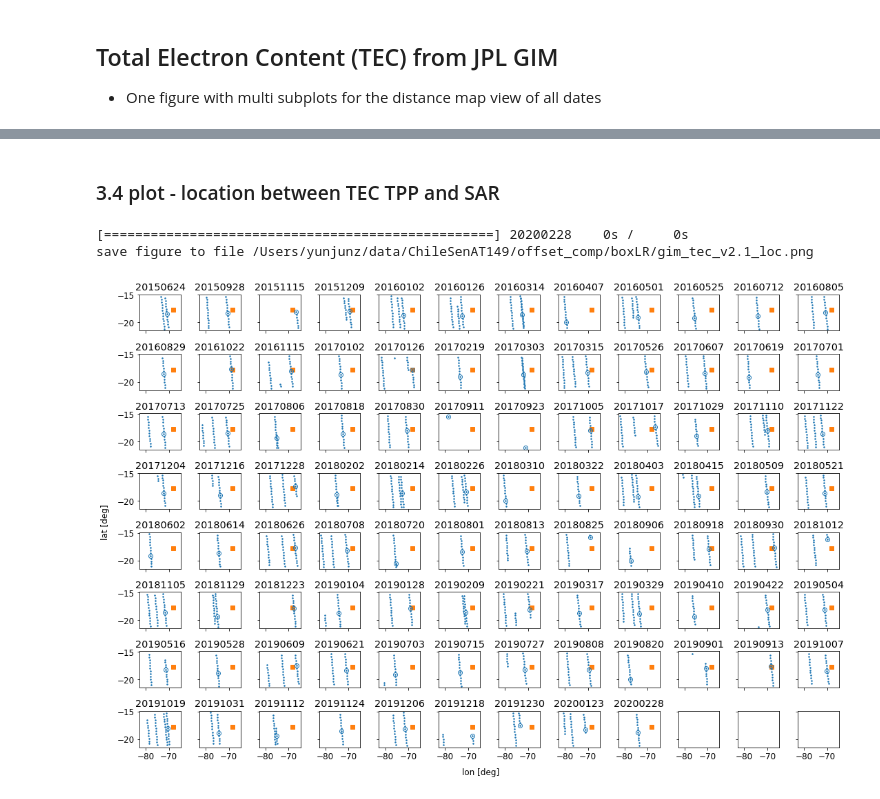
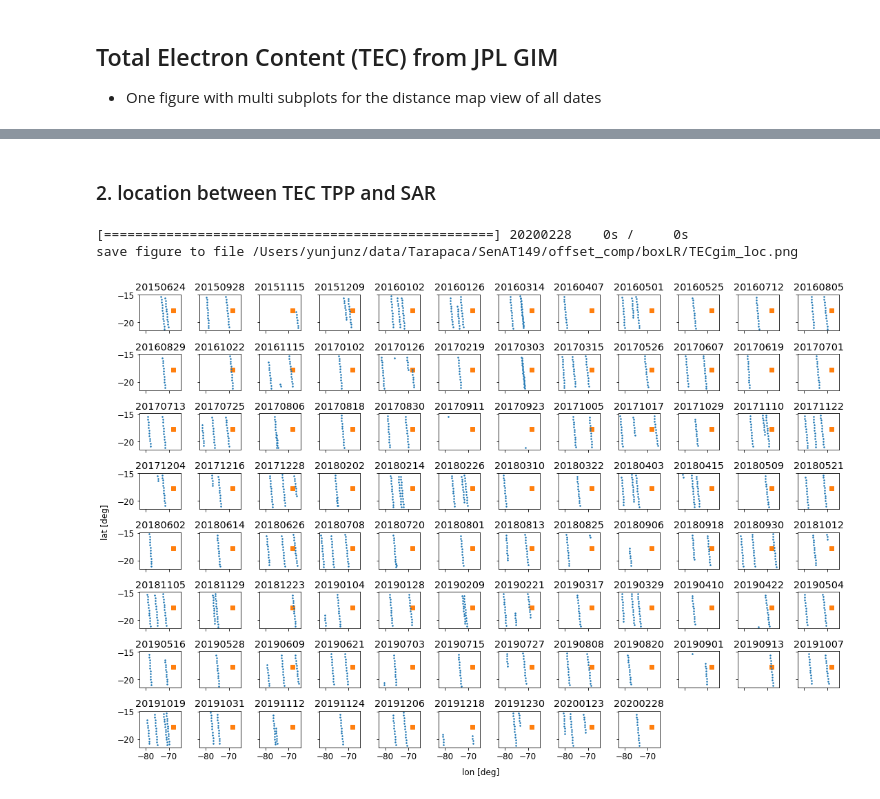
Before and after one commit to yunjunz/2022-Geolocation, a Jupyter notebook: prep_gim_tec.ipynb, the cells around one changed output, grey strips where cells are left out. Saved outputs shown, nothing was run; the diff lists cells and outputs as text; code cells hidden in the pictures.

```diff
--- a/prep_gim_tec.ipynb
+++ b/prep_gim_tec.ipynb
@@ -57,6 +55,7 @@ lat_ground = readfile.read(geom_file, datasetName='latitude',  box=box)[0][0,0]
 lon_ground = readfile.read(geom_file, datasetName='longitude', box=box)[0][0,0]
 
 # geometry at the ionospheric shell
+iono_height = 450e3     # height of the ionospheric piercing point in m
 inc_angle_iono = ut.incidence_angle_ground2iono_shell_along_los(inc_angle_ground, iono_height=iono_height)
 lat_iono, lon_iono = ut.lalo_ground2iono_shell_along_los(lat_ground, lon_ground,
                                                          inc_angle=inc_angle_ground,
@@ -69,6 +68,10 @@ print('incidence angle at ionosphere: {:.1f} deg'.format(inc_angle_iono))
 print('SAR scene center on the ground in lat/lon: {:.1f}/{:.1f}'.format(lat_ground, lon_ground))
 print('SAR scene center at ionosphere in lat/lon: {:.1f}/{:.1f}'.format(lat_iono, lon_iono))
 print('SAR acquisition time UTC: {} hours'.format(float(atr['CENTER_LINE_UTC']) / 3600.))
+
+# calc / interpolate / write GIM TEC
+date_list, gim_tec, top_tec, sub_tec, gTecList = iono.get_gim_tec(gim_tec_dir, lat_iono, lon_iono, interp_method='median')
+tDict = utils.save_gim_tec(out_file, date_list, gim_tec, top_tec, sub_tec, inc_angle=inc_angle_iono)
 # %% [output]
 heading   angle: -13.9 deg
 incidence angle on the ground: 44.9 deg
@@ -235,11 +182,17 @@ save figure to file /Users/yunjunz/data/ChileSenAT149/offset_comp/boxLR/../gim_t
 # %%
-print('min/max distance : {:.1f}/{:.1f} deg'.format(np.min(tDict['dist_deg']), np.max(tDict['dist_deg'])))
+# calc nearest TOP TEC in latitude only
+num_date = len(date_list)
+lat_dist = np.zeros(num_date, dtype=np.float32)
+for i in range(num_date):
+    lats = gTecList[i]['lat']
+    lat_dist[i] = np.min(np.abs(lats - lat_iono))
+print('min/max distance : {:.1f}/{:.1f} deg'.format(np.min(lat_dist), np.max(lat_dist)))
 
 ## plot
 fig, ax = plt.subplots(figsize=[9, 4])
-ax.bar(tDict['time'], tDict['dist_deg'], width=8, color='C1', label='dist')
+ax.bar(tDict['time'], lat_dist, width=8, color='C1', label='dist')
 ax.set_xlim(dt.datetime(2015, 5, 1), dt.datetime(2020, 5, 1))
-ax.set_ylim(-2, 12)
+ax.set_ylim(-0.5, 3.5)
 ax.set_xlabel('time [years]')
 ax.set_ylabel('distance [deg]')
 pp.auto_adjust_xaxis_date(ax, tDict['time'], every_year=1, buffer_year=None)
@@ -250,7 +203,7 @@ ax.grid('on')
 fig.tight_layout()
 
 # output
-out_fig = os.path.join(os.path.dirname(out_file), 'gim_tec_v{}_dist.png'.format(version))
+out_fig = os.path.join(os.path.dirname(out_file), 'TECgim_latDist.png')
 print('save figure to file', out_fig)
 plt.savefig(out_fig, bbox_inches='tight', transparent=True, dpi=300)
 plt.show()
@@ -261,33 +214,35 @@ save figure to file /Users/yunjunz/data/ChileSenAT149/offset_comp/boxLR/gim_tec_
 # %% [markdown]
-### 3.4 plot - location between TEC TPP and SAR
+### 2. location between TEC TPP and SAR
 # %%
 fig, axs = plt.subplots(figsize=[15, 10], nrows=8, ncols=12, sharex=True, sharey=True)
 prog_bar = ptime.progressBar(maxValue=num_date)
 for i in range(num_date):
     ax = axs.flatten()[i]
-    lalo = lalo_list[i]
-    ind = lalo['tec_ind']
+    lats = gTecList[i]['lat']
+    lons = gTecList[i]['lon']
 
     # plot
-    ax.plot(lalo['lon'],          lalo['lat'],          's', color='C1', label='TGT')                   # SAR
-    ax.plot(lalo['lon_tec'],      lalo['lat_tec'],      '.', color='C0', label='TPP', ms=3)             # TPP
-    ax.plot(lalo['lon_tec'][ind], lalo['lat_tec'][ind], 'o', color='C0', label='chosen', mfc='none')    # TPP (nearest)
+    ax.plot(lon_iono, lat_iono, 's', color='C1', label='TGT')                   # SAR
+    ax.plot(lons,     lats,     '.', color='C0', label='TPP', ms=3)             # TPP
+    ax.set_title(date_list[i])
 
-    ax.set_title(date_list[i])
     prog_bar.update(i+1, suffix=date_list[i])
 prog_bar.close()
+
+for i in range(num_date, axs.size):
+    axs.flatten()[i].set_visible(False)
 
 # axis format
 fig.text(0.5, -0.01, 'lon [deg]', ha='center')
 fig.text(-0.01, 0.5, 'lat [deg]', va='center', rotation='vertical')
 fig.tight_layout()
 
 # output
-out_fig = os.path.join(os.path.dirname(out_file), 'gim_tec_v{}_loc.png'.format(version))
+out_fig = os.path.join(os.path.dirname(out_file), 'TECgim_loc.png')
 print('save figure to file', out_fig)
 plt.savefig(out_fig, bbox_inches='tight', transparent=True, dpi=300)
 plt.show()
 # %% [output]
 [==================================================] 20200228    0s /     0s
-save figure to file /Users/yunjunz/data/ChileSenAT149/offset_comp/boxLR/gim_tec_v2.1_loc.png
+save figure to file /Users/yunjunz/data/Tarapaca/SenAT149/offset_comp/boxLR/TECgim_loc.png
-[figure, old version]
+[figure, new version]
```
Also changed, not shown: parts of 16 cells of this notebook, 4 other files.
